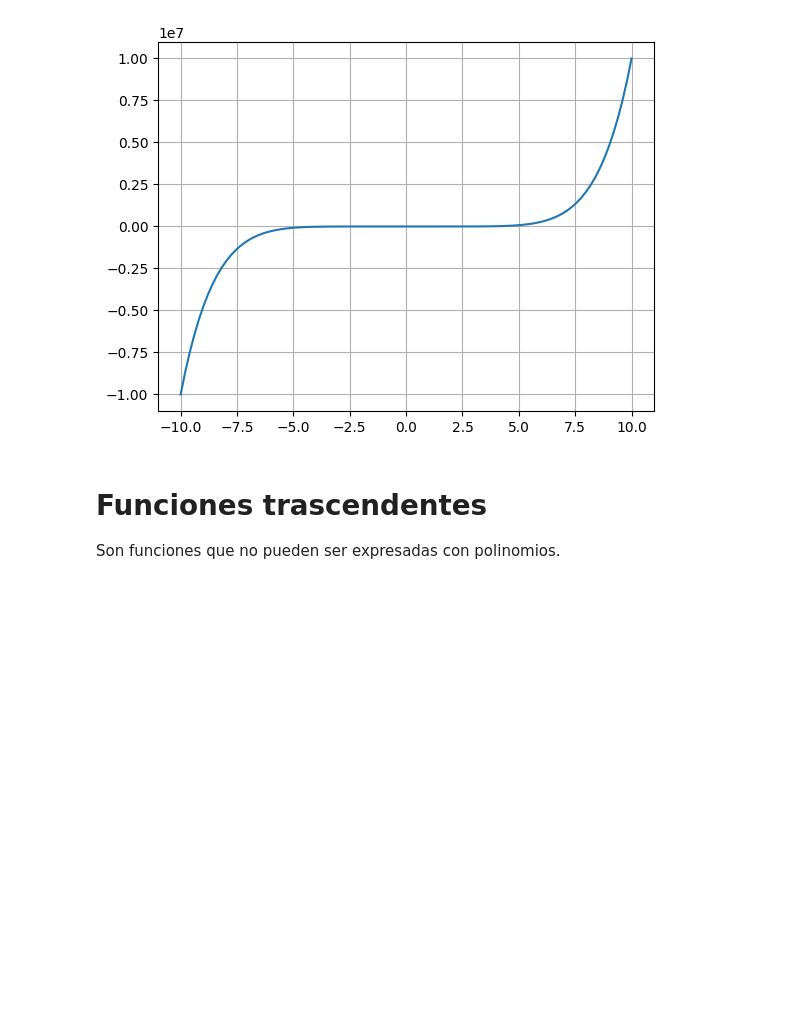
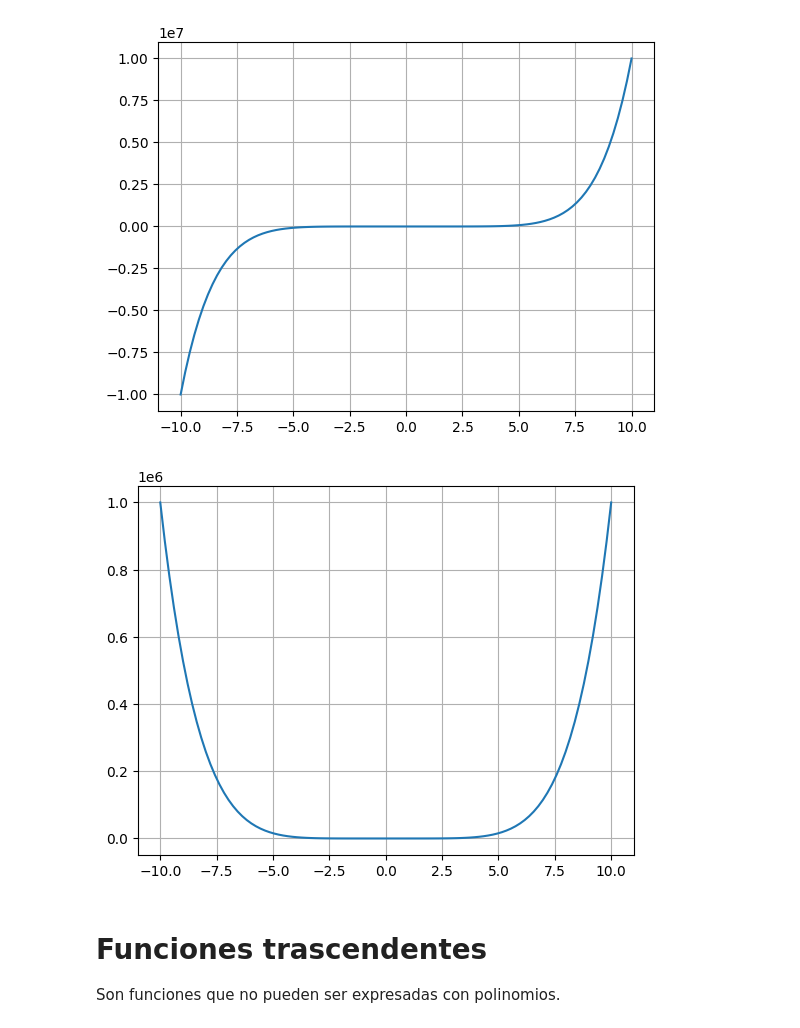
Before and after one commit to LivingPythonIA/LivingPythonIA.github.io, a Jupyter notebook: Programando_funciones.ipynb, the cells around one changed output. Cells and saved outputs as stored; diff of their text form; code cells hidden in the pictures; blank space fills up the shorter version.

```diff
--- a/Programando_funciones.ipynb
+++ b/Programando_funciones.ipynb
@@ -71,12 +110,3 @@ plt.plot(x,y)
 plt.grid()
 # %% [output]
 [figure]
-# %%
-#con numero par
-def f(x):
-  return (2*x**6)-(x**4)+(3*x**2)+4
-
-y = f(x)
-
-plt.plot(x,y)
-plt.grid()
@@ -92,6 +120,17 @@ plt.plot(x,y)
 plt.grid()
 # %% [output]
 [figure]
+# %%
+#par
+def f(x):
+  return x**6
+
+y = f(x)
+
+plt.plot(x,y)
+plt.grid()
+# %% [output]
+[figure, added]
 # %% [markdown]
 # Funciones trascendentes
 
```
Also changed, not shown: parts of 4 cells of this notebook.
